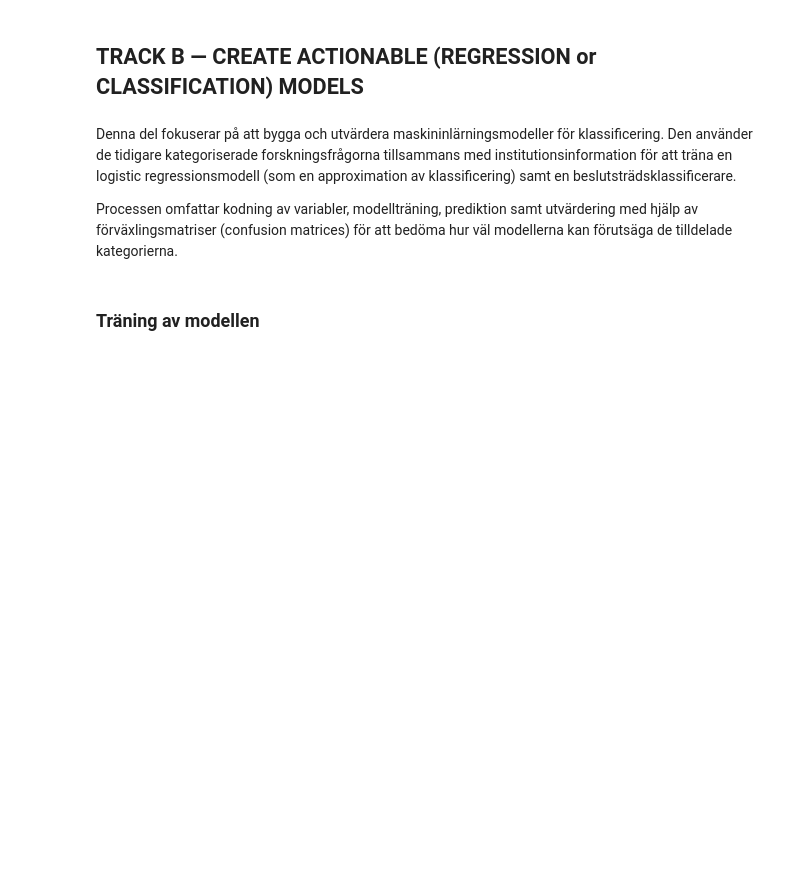
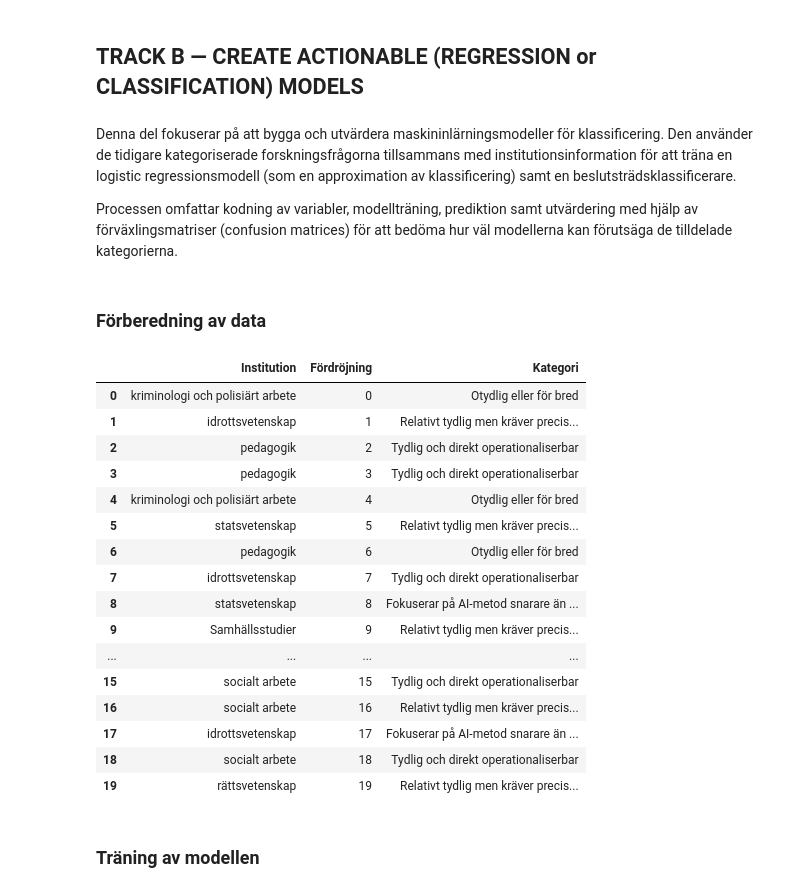
Before and after one commit to WelfLowe/ML4non-programmers, a Jupyter notebook: AI_in_social_science.ipynb, the cells around one changed output. Saved outputs shown, nothing was run; the diff lists cells and outputs as text; code cells hidden in the pictures; blank space fills up the shorter version.

Commit message:
Split data prep and training

```diff
--- a/AI_in_social_science.ipynb
+++ b/AI_in_social_science.ipynb
@@ -285,6 +281,75 @@ Denna del fokuserar på att bygga och utvärdera maskininlärningsmodeller för
 Den använder de tidigare kategoriserade forskningsfrågorna tillsammans med institutionsinformation för att träna en logistic regressionsmodell (som en approximation av klassificering) samt en beslutsträdsklassificerare.
 
 Processen omfattar kodning av variabler, modellträning, prediktion samt utvärdering med hjälp av förväxlingsmatriser (confusion matrices) för att bedöma hur väl modellerna kan förutsäga de tilldelade kategorierna.
+# %% [markdown]
+### Förberedning av data
+# %%
+import pandas as pd
+import json
+from sklearn.preprocessing import OneHotEncoder, LabelEncoder
+from sklearn.linear_model import LinearRegression
+from sklearn.linear_model import LogisticRegression
+from sklearn.tree import DecisionTreeClassifier
+from sklearn.metrics import confusion_matrix
+from sklearn.model_selection import train_test_split
+import numpy as np
+
+# --- data (same as before) ---
+
+departments_sv = [
+    "kriminologi och polisiärt arbete",
+    "idrottsvetenskap",
+    "pedagogik",
+    "pedagogik",
+    "kriminologi och polisiärt arbete",
+    "statsvetenskap",
+    "pedagogik",
+    "idrottsvetenskap",
+    "statsvetenskap",
+    "Samhällsstudier",
+    "socialt arbete",
+    "pedagogik",
+    "statsvetenskap",
+    "pedagogik",
+    "pedagogik",
+    "socialt arbete",
+    "socialt arbete",
+    "idrottsvetenskap",
+    "socialt arbete",
+    "rättsvetenskap"
+]
+
+kategorier = [entry["assigned Kategori"] for entry in data]
+
+# Calculate the length of the 'Fråga' for each entry
+question_lengths = [len(entry["Fråga"]) for entry in data]
+
+df = pd.DataFrame({
+    "Institution": departments_sv,
+    "Fördröjning": list(range(len(departments_sv))),
+    "Fråga_Längd": question_lengths, # Add the new feature
+    "Kategori": kategorier
+})
+
+df
+# %% [output]
+|  | Institution | Fördröjning | Kategori |
+| 0 | kriminologi och polisiärt arbete | 0 | Otydlig eller för bred |
+| 1 | idrottsvetenskap | 1 | Relativt tydlig men kräver precis... |
+| 2 | pedagogik | 2 | Tydlig och direkt operationaliserbar |
+| 3 | pedagogik | 3 | Tydlig och direkt operationaliserbar |
+| 4 | kriminologi och polisiärt arbete | 4 | Otydlig eller för bred |
+| 5 | statsvetenskap | 5 | Relativt tydlig men kräver precis... |
+| 6 | pedagogik | 6 | Otydlig eller för bred |
+| 7 | idrottsvetenskap | 7 | Tydlig och direkt operationaliserbar |
+| 8 | statsvetenskap | 8 | Fokuserar på AI-metod snarare än ... |
+| 9 | Samhällsstudier | 9 | Relativt tydlig men kräver precis... |
+| ... | ... | ... | ... |
+| 15 | socialt arbete | 15 | Tydlig och direkt operationaliserbar |
+| 16 | socialt arbete | 16 | Relativt tydlig men kräver precis... |
+| 17 | idrottsvetenskap | 17 | Fokuserar på AI-metod snarare än ... |
+| 18 | socialt arbete | 18 | Tydlig och direkt operationaliserbar |
+| 19 | rättsvetenskap | 19 | Relativt tydlig men kräver precis... |
 # %% [markdown]
 ### Träning av modellen
 # %%
```
Also changed, not shown: parts of 9 cells of this notebook.
